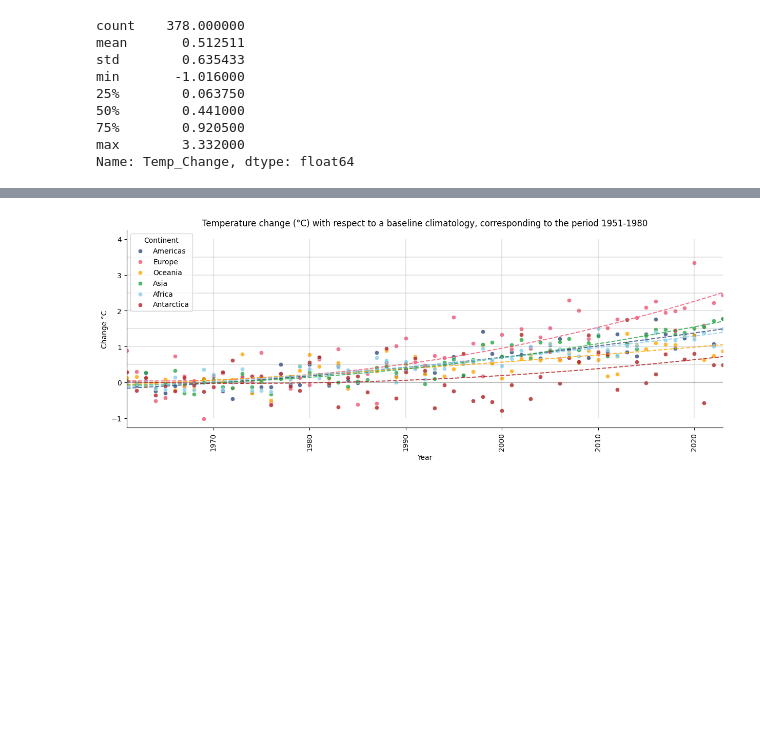
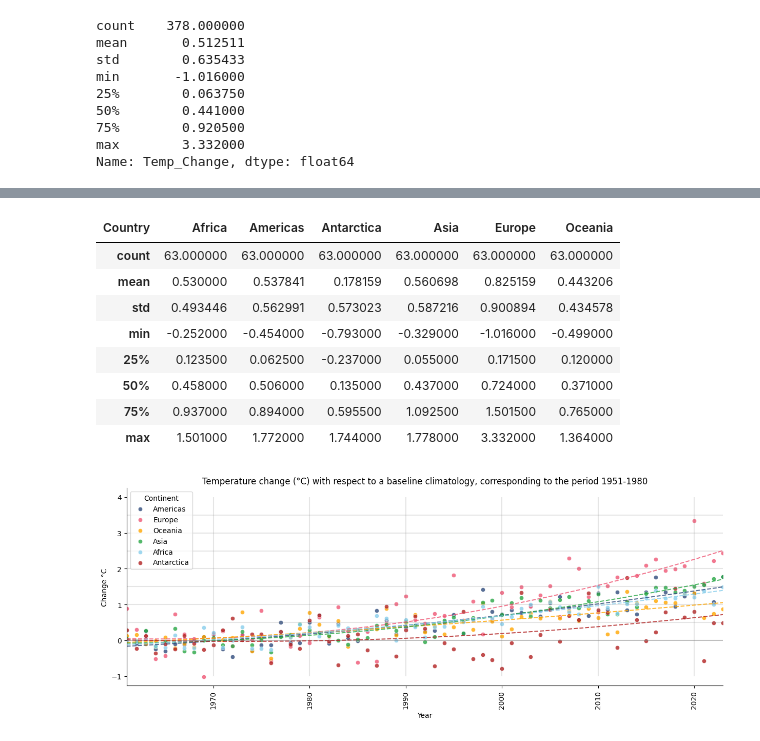
Before and after one commit to VarenkaRico/VarenkaRico.github.io, a Jupyter notebook: IMF_ClimateData/ChangeTemp_Analysis.ipynb, the cells around one changed output, grey strips where cells are left out. Drawn from its saved outputs; the diff is of its cells as text; code cells hidden in the pictures; blank space fills up the shorter version.

```diff
--- a/IMF_ClimateData/ChangeTemp_Analysis.ipynb
+++ b/IMF_ClimateData/ChangeTemp_Analysis.ipynb
@@ -322,0 +326,3 @@ Name: Temp_Change, dtype: float64
+# %%
+df_temp_cont_pivot = pd.pivot(df_temp_cont_unpivot, index = "Year", columns = "Country", values = "Temp_Change")
+df_temp_cont_pivot.head()
@@ -323,3 +337,15 @@ Name: Temp_Change, dtype: float64
+# %%
+df_temp_cont_pivot.describe()
+# %% [output]
+| Country | Africa | Americas | Antarctica | Asia | Europe | Oceania |
+| count | 63.000000 | 63.000000 | 63.000000 | 63.000000 | 63.000000 | 63.000000 |
+| mean | 0.530000 | 0.537841 | 0.178159 | 0.560698 | 0.825159 | 0.443206 |
+| std | 0.493446 | 0.562991 | 0.573023 | 0.587216 | 0.900894 | 0.434578 |
+| min | -0.252000 | -0.454000 | -0.793000 | -0.329000 | -1.016000 | -0.499000 |
+| 25% | 0.123500 | 0.062500 | -0.237000 | 0.055000 | 0.171500 | 0.120000 |
+| 50% | 0.458000 | 0.506000 | 0.135000 | 0.437000 | 0.724000 | 0.371000 |
+| 75% | 0.937000 | 0.894000 | 0.595500 | 1.092500 | 1.501500 | 0.765000 |
+| max | 1.501000 | 1.772000 | 1.744000 | 1.778000 | 3.332000 | 1.364000 |
 # %%
 colors_continents = {
     "Americas": "#2f4b7c",
```
Also changed, not shown: parts of 9 cells of this notebook, 5 other files.
